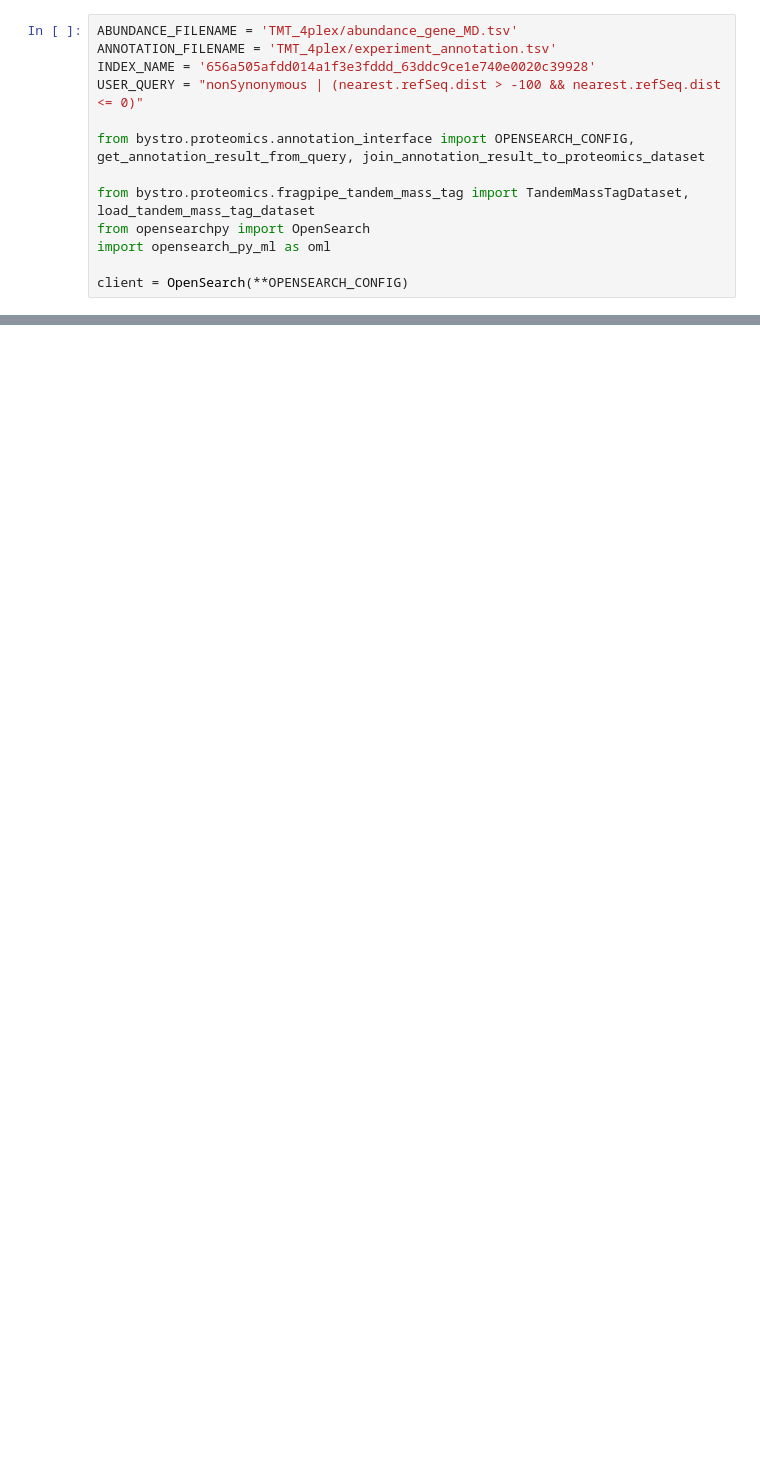
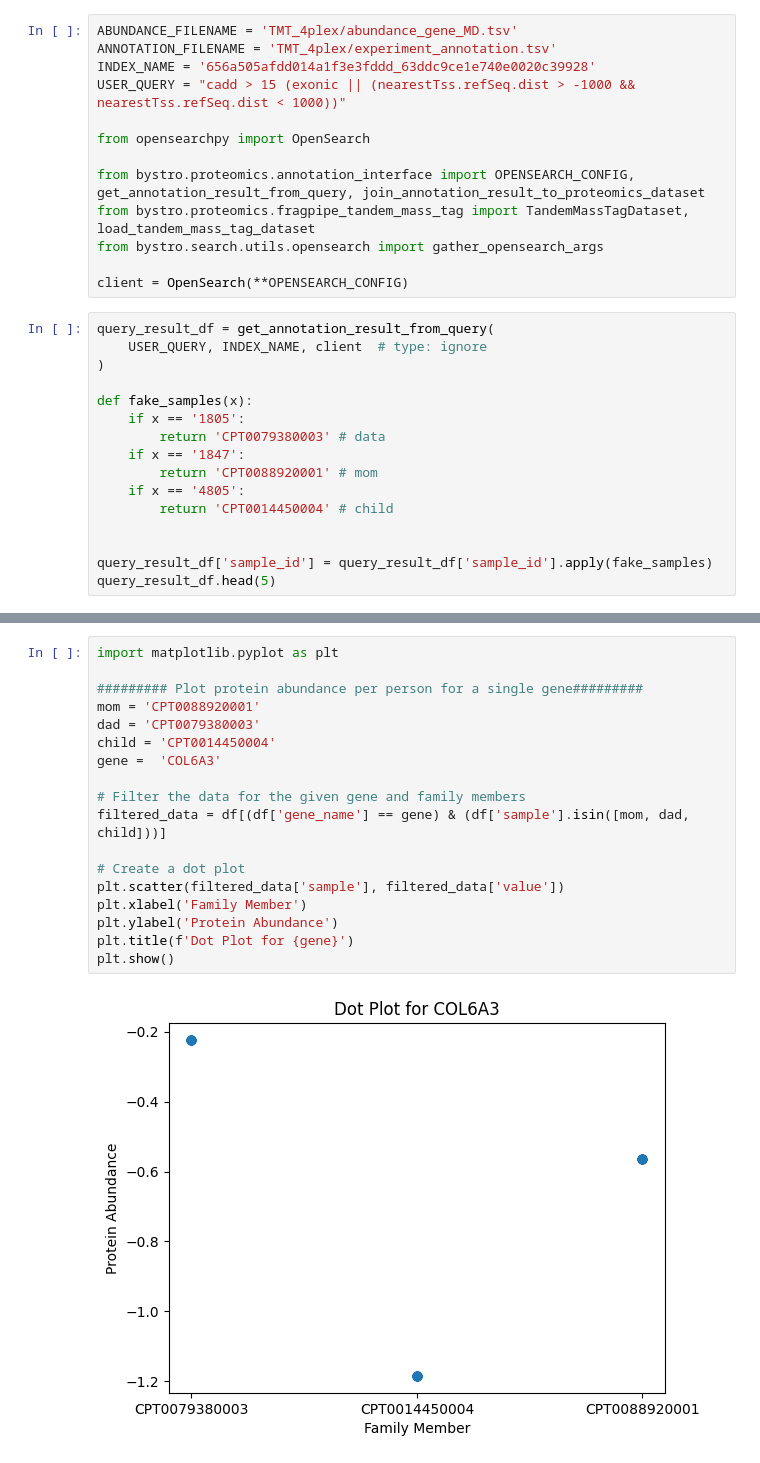
Before and after one commit to akotlar/bystro, a Jupyter notebook: python/python/bystro/proteomics/ExampleProteomicJoin.ipynb, the cells around one changed output, grey strips where cells are left out. Cells and saved outputs as stored; diff of their text form; blank space fills up the shorter version.

```diff
--- a/python/python/bystro/proteomics/ExampleProteomicJoin.ipynb
+++ b/python/python/bystro/proteomics/ExampleProteomicJoin.ipynb
@@ -7,12 +8,28 @@
 ABUNDANCE_FILENAME = 'TMT_4plex/abundance_gene_MD.tsv'
 ANNOTATION_FILENAME = 'TMT_4plex/experiment_annotation.tsv'
 INDEX_NAME = '656a505afdd014a1f3e3fddd_63ddc9ce1e740e0020c39928'
-USER_QUERY = "nonSynonymous | (nearest.refSeq.dist > -100 && nearest.refSeq.dist <= 0)"
+USER_QUERY = "cadd > 15 (exonic || (nearestTss.refSeq.dist > -1000 && nearestTss.refSeq.dist < 1000))"
+
+from opensearchpy import OpenSearch
 
 from bystro.proteomics.annotation_interface import OPENSEARCH_CONFIG, get_annotation_result_from_query, join_annotation_result_to_proteomics_dataset
-
 from bystro.proteomics.fragpipe_tandem_mass_tag import TandemMassTagDataset, load_tandem_mass_tag_dataset
-from opensearchpy import OpenSearch
-import opensearch_py_ml as oml
+from bystro.search.utils.opensearch import gather_opensearch_args
 
 client = OpenSearch(**OPENSEARCH_CONFIG)
+# %%
+query_result_df = get_annotation_result_from_query(
+    USER_QUERY, INDEX_NAME, client  # type: ignore
+)
+
+def fake_samples(x):
+    if x == '1805':
+        return 'CPT0079380003' # data
+    if x == '1847':
+        return 'CPT0088920001' # mom
+    if x == '4805':
+        return 'CPT0014450004' # child
+
+
+query_result_df['sample_id'] = query_result_df['sample_id'].apply(fake_samples)
+query_result_df.head(5)
@@ -227,0 +76,20 @@ Exception: FUCK YOU
+# %%
+import matplotlib.pyplot as plt
+
+######### Plot protein abundance per person for a single gene#########
+mom = 'CPT0088920001'
+dad = 'CPT0079380003'
+child = 'CPT0014450004'
+gene =  'COL6A3'
+
+# Filter the data for the given gene and family members
+filtered_data = df[(df['gene_name'] == gene) & (df['sample'].isin([mom, dad, child]))]
+
+# Create a dot plot
+plt.scatter(filtered_data['sample'], filtered_data['value'])
+plt.xlabel('Family Member')
+plt.ylabel('Protein Abundance')
+plt.title(f'Dot Plot for {gene}')
+plt.show()
+# %% [output]
+[figure, added]
```
Also changed, not shown: parts of 22 cells of this notebook, 2 other files.
